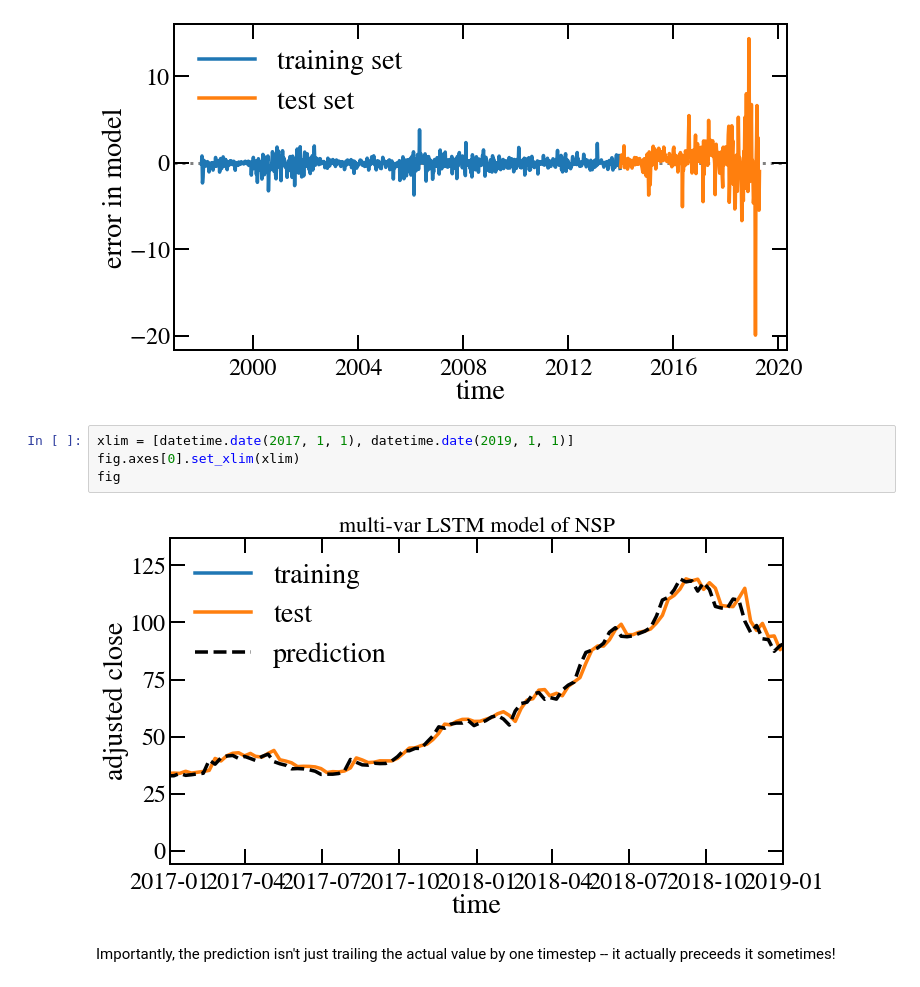
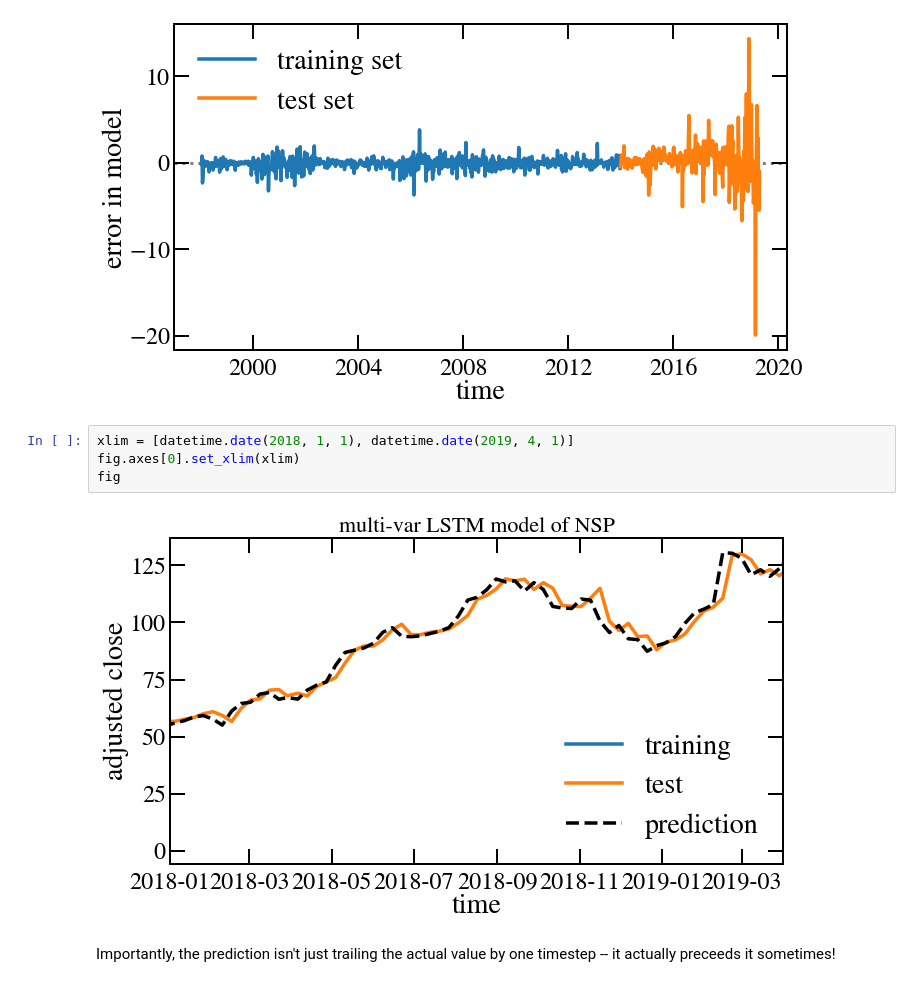
Before and after one commit to sheagk/stocks, a Jupyter notebook: single_stock_training.ipynb, the cells around one changed output. Drawn from its saved outputs; the diff is of its cells as text.

```diff
--- a/single_stock_training.ipynb
+++ b/single_stock_training.ipynb
@@ -1345,11 +1345,11 @@ Epoch 30/30
 [figure]
 [figure]
 # %%
-xlim = [datetime.date(2017, 1, 1), datetime.date(2019, 1, 1)]
+xlim = [datetime.date(2018, 1, 1), datetime.date(2019, 4, 1)]
 fig.axes[0].set_xlim(xlim)
 fig
 # %% [output]
-[figure, old version]
+[figure, new version]
 # %% [markdown]
 Importantly, the prediction isn't just trailing the actual value by one timestep -- it actually preceeds it sometimes!
 # %% [markdown]
```
Also changed, not shown: 10 other files.
